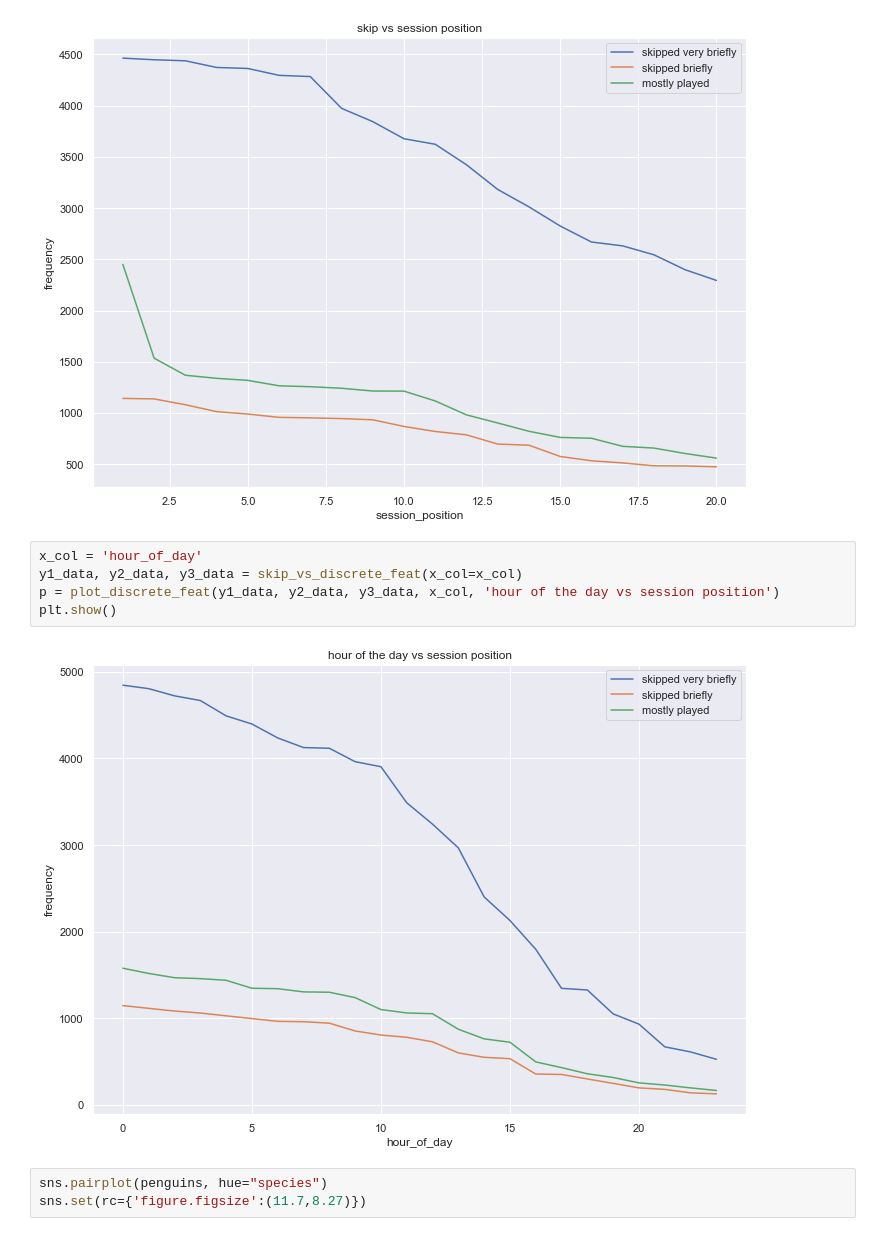
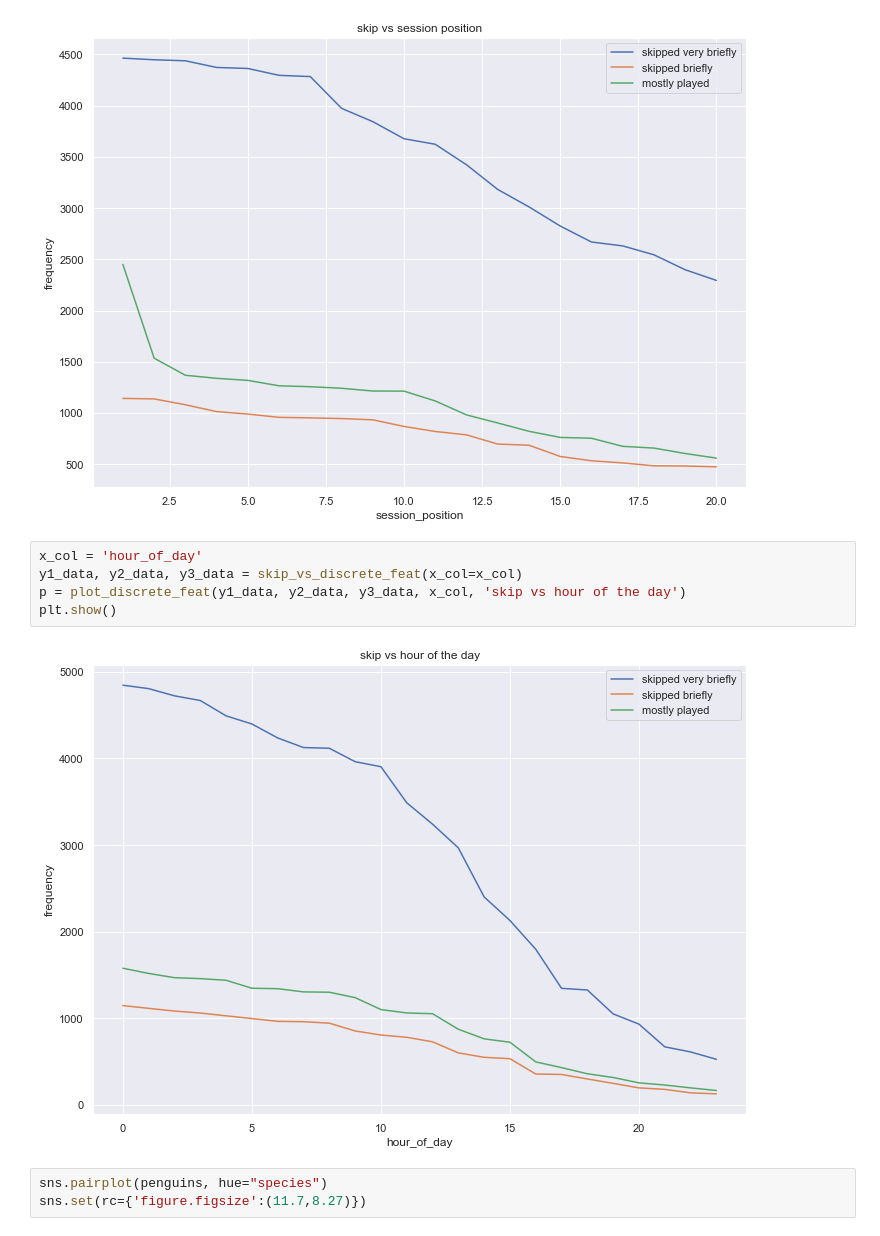
Before and after one commit to stoic-devv/spotify-causal-inference, a Jupyter notebook: src/eda/eda-adityak.ipynb, the cells around one changed output. Cells and saved outputs as stored; diff of their text form.

Commit message:
eda session features

```diff
--- a/src/eda/eda-adityak.ipynb
+++ b/src/eda/eda-adityak.ipynb
@@ -173,10 +184,10 @@ plt.show()
 # %%
 x_col = 'hour_of_day'
 y1_data, y2_data, y3_data = skip_vs_discrete_feat(x_col=x_col)
-p = plot_discrete_feat(y1_data, y2_data, y3_data, x_col, 'hour of the day vs session position')
+p = plot_discrete_feat(y1_data, y2_data, y3_data, x_col, 'skip vs hour of the day')
 plt.show()
 # %% [output]
-[figure, old version]
+[figure, new version]
 # %%
 sns.pairplot(penguins, hue="species")
 sns.set(rc={'figure.figsize':(11.7,8.27)})
```
Also changed, not shown: parts of 1 cell of this notebook.
